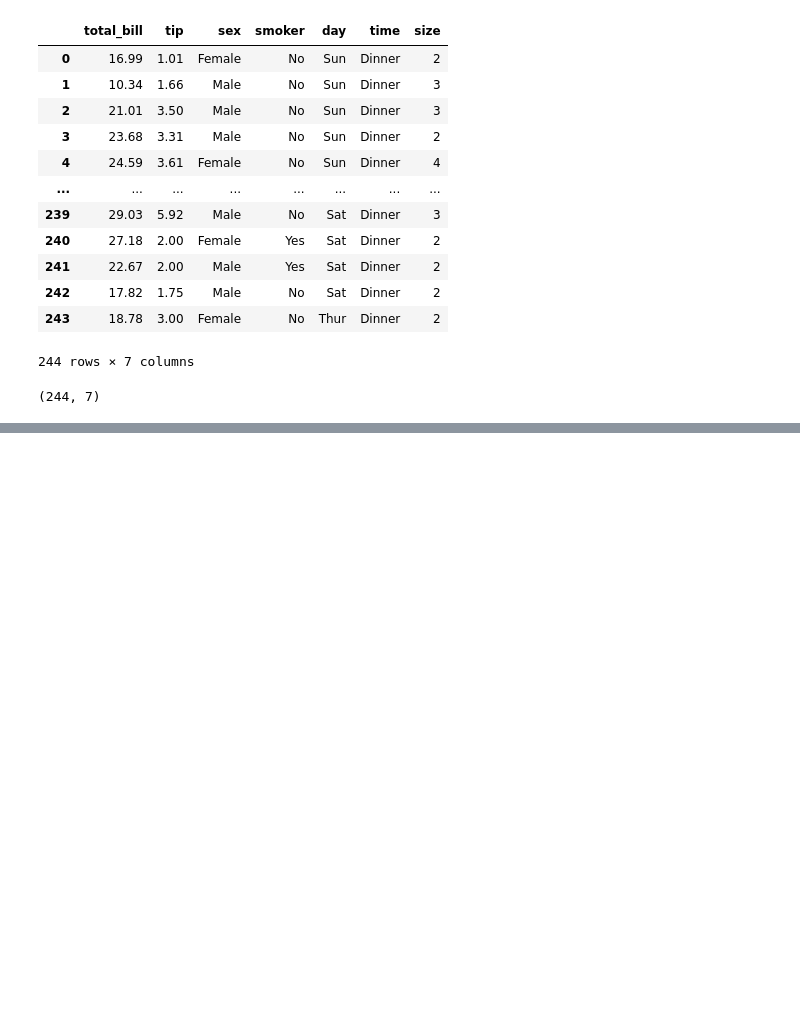
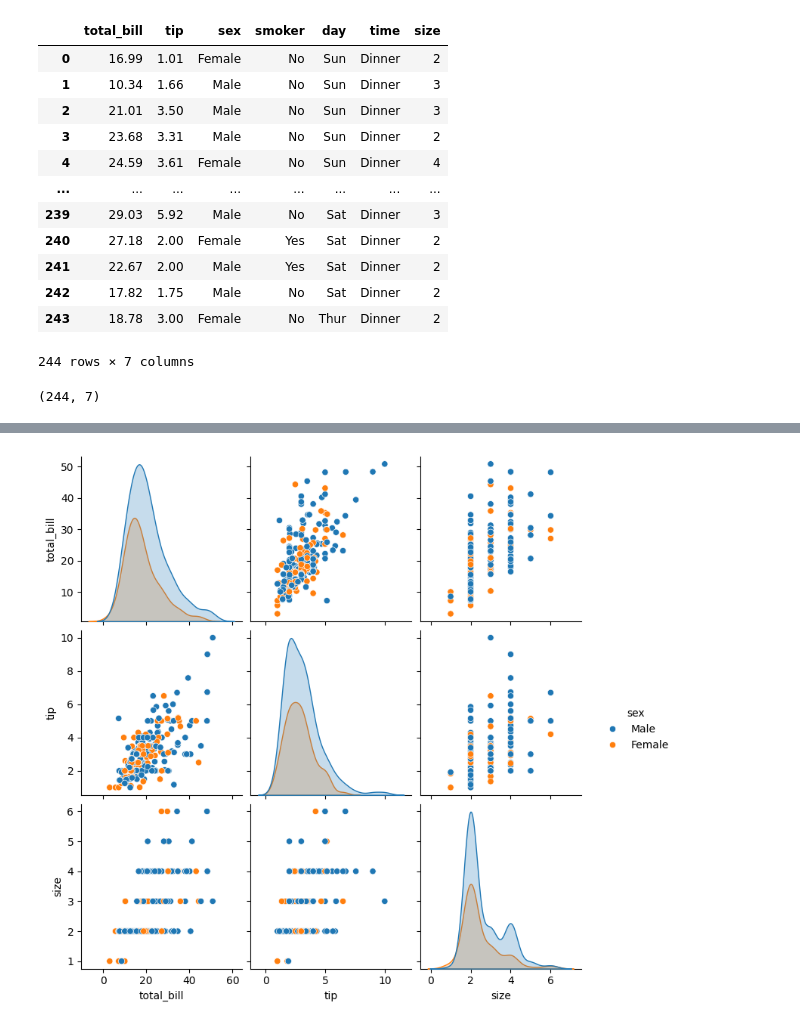
Before and after one commit to PreetiRonghe/Datascience, a Jupyter notebook: Day10_Visualization_mathplot_sea.ipynb, the cells around one changed output, grey strips where cells are left out. Saved outputs shown, nothing was run; the diff lists cells and outputs as text; code cells hidden in the pictures; blank space fills up the shorter version.

```diff
--- a/Day10_Visualization_mathplot_sea.ipynb
+++ b/Day10_Visualization_mathplot_sea.ipynb
@@ -377,0 +397,6 @@ plt.show()
+# %%
+sns.pairplot(tips,hue="sex")
+#this gives density graph, below the density graph there is a histogram
+plt.show()
+# %% [output]
+[figure, added]
```
Also changed, not shown: parts of 82 cells of this notebook.
